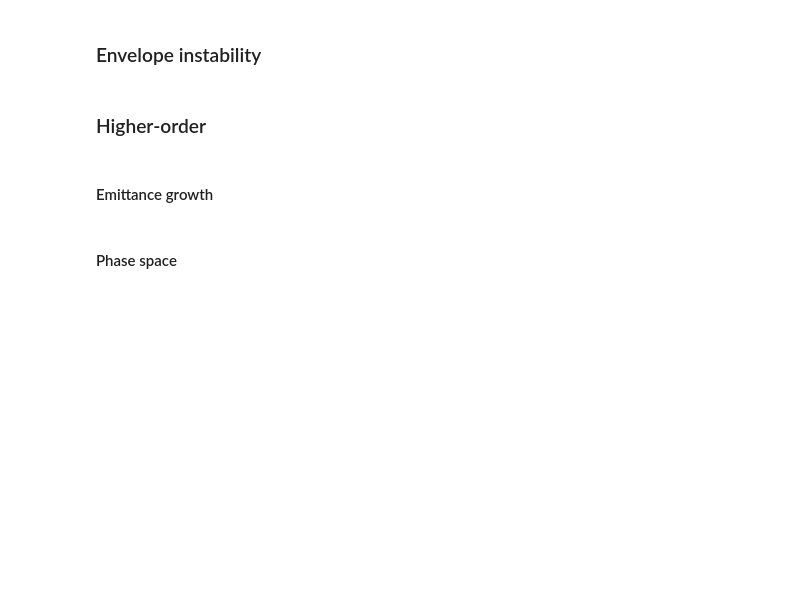
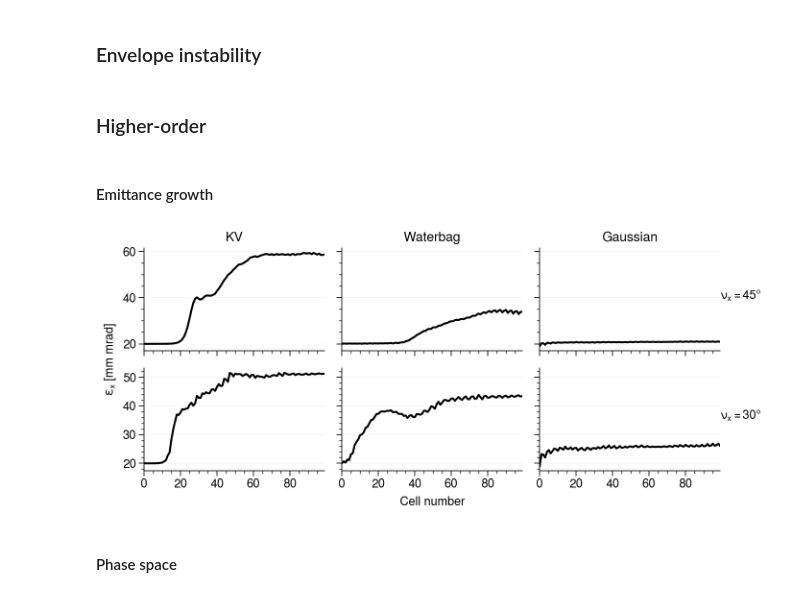
Before and after one commit to austin-hoover/accphys-tools, a Jupyter notebook: space_charge/instabilities/analysis2.ipynb, the cells around one changed output. Saved outputs shown, nothing was run; the diff lists cells and outputs as text; code cells hidden in the pictures; blank space fills up the shorter version.

```diff
--- a/space_charge/instabilities/analysis2.ipynb
+++ b/space_charge/instabilities/analysis2.ipynb
@@ -117,13 +125,13 @@ coords_list2 = [
 ]
 
 stats_list1 = []
-for coords in coords_list1:
+for coords in tqdm(coords_list1):
     stats = ba.BeamStats()
     stats.read_coords(coords)
     stats_list1.append(stats)
 
 stats_list2 = []
-for coords in coords_list2:
+for coords in tqdm(coords_list2):
     stats = ba.BeamStats()
     stats.read_coords(coords)
     stats_list2.append(stats)
@@ -132,27 +140,28 @@ for coords in coords_list2:
 # %%
 fig, axes = pplt.subplots(nrows=2, ncols=3, figsize=(7, 3))
 
 myplt.despine(axes, ('top', 'right'))
-axes.format(xlabel="Cell number", ylabel="[mm mrad]", ygrid=True)
+axes.format(xlabel="Cell number", ylabel=r"$\varepsilon_x$ [mm mrad]", ygrid=True)
 for ax, title in zip(axes[0, :], ['KV', 'Waterbag', 'Gaussian']):
     ax.set_title(title)
 axes[0, -1].annotate(r'$\nu_{x} = 45\degree$', xy=(1, 0.5), xycoords='axes fraction')
 axes[1, -1].annotate(r'$\nu_{x} = 30\degree$', xy=(1, 0.5), xycoords='axes fraction')
 
 for i, stats_list in enumerate([stats_list1, stats_list2]):
     for ax, stats in zip(axes[i, :], stats_list):
-        h1 = ax.plot(stats.twiss2D['eps_x'].values)
-        h2 = ax.plot(stats.twiss2D['eps_y'].values)
+        h1 = ax.plot(stats.twiss2D['eps_x'].values, color='black')
 
-axes[0, -1].legend(
-    handles=[h1, h2],
-    labels=[r'$\varepsilon_x$', r'$\varepsilon_y$'],
-    ncols=1,
-    handlelength=1.25,
-    fontsize='small',
-    loc=(1.0, 0.8),
-)
+# axes[0, -1].legend(
+#     handles=[h1, h2],
+#     labels=[r'$\varepsilon_x$', r'$\varepsilon_y$'],
+#     ncols=1,
+#     handlelength=1.25,
+#     fontsize='small',
+#     loc=(1.0, 0.8),
+# )
 plt.savefig('_output/figures/coherent_instability_emittances.png', **savefig_kws)
 plt.show()
+# %% [output]
+[figure, added]
 # %% [markdown]
 #### Phase space
```
Also changed, not shown: parts of 8 cells of this notebook, 1 other file.
